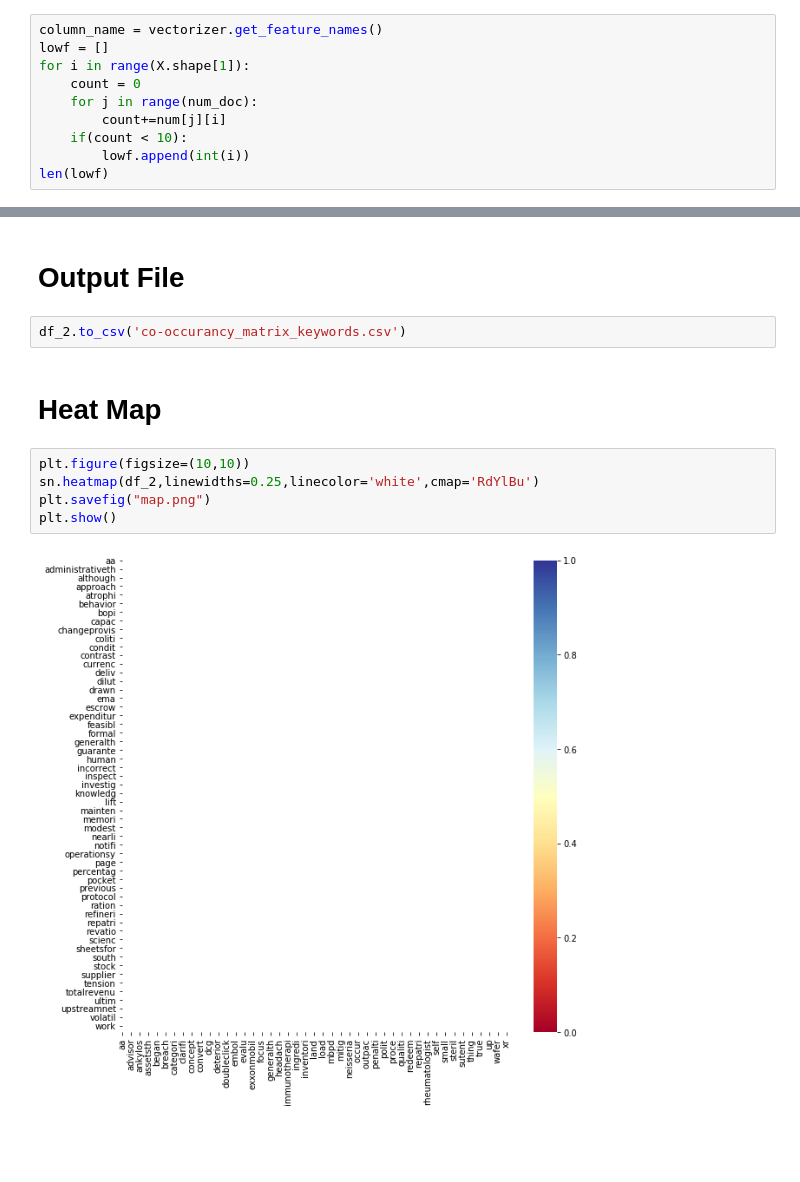
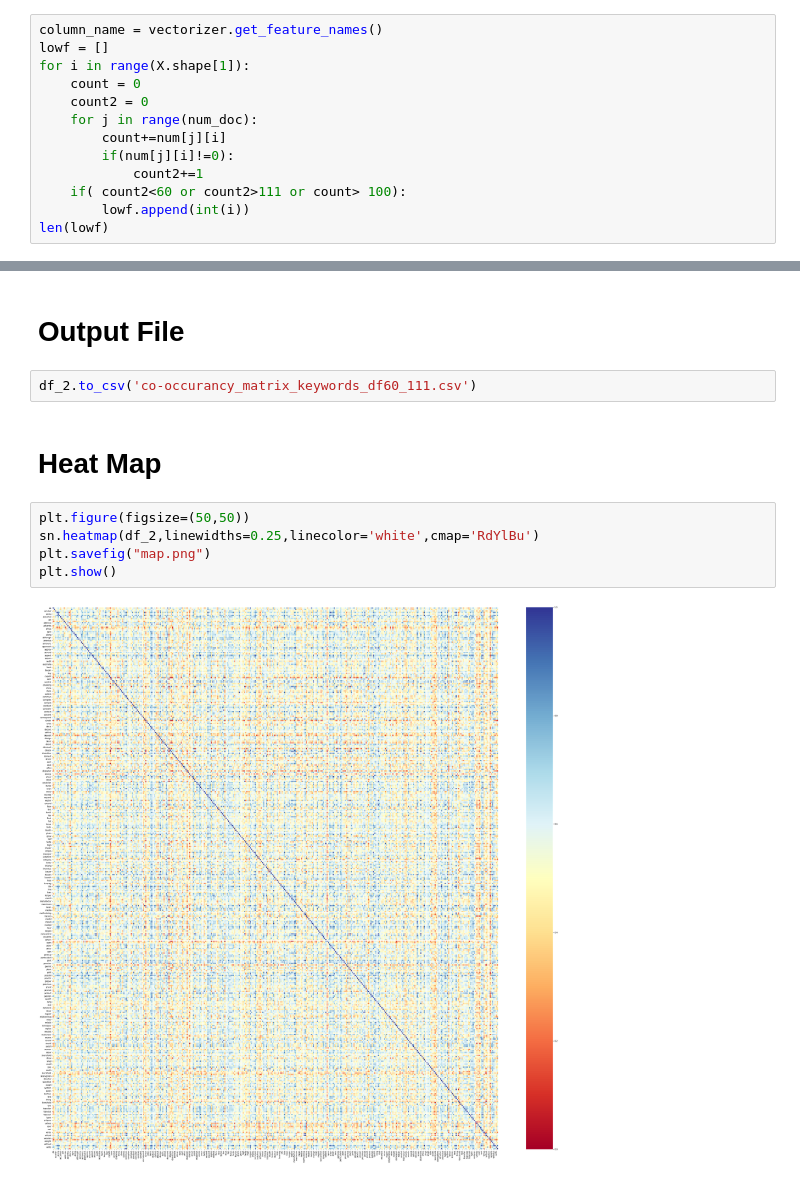
Before and after one commit to 1997YJ/Fintech_Text-Mining_Machine-Learning, a Jupyter notebook: HW2/Co_matrix.ipynb, the cells around one changed output, grey strips where cells are left out. Cells and saved outputs as stored; diff of their text form; blank space fills up the shorter version.

```diff
--- a/HW2/Co_matrix.ipynb
+++ b/HW2/Co_matrix.ipynb
@@ -177,9 +177,12 @@ column_name = vectorizer.get_feature_names()
 lowf = []
 for i in range(X.shape[1]):
     count = 0
+    count2 = 0
     for j in range(num_doc):
         count+=num[j][i]
-    if(count < 10):
+        if(num[j][i]!=0):
+            count2+=1
+    if( count2<60 or count2>111 or count> 100):
         lowf.append(int(i))
 len(lowf)
 # %% [output]
@@ -297,13 +281,13 @@ df_2
 # %% [markdown]
 # Output File
 # %%
-df_2.to_csv('co-occurancy_matrix_keywords.csv')
+df_2.to_csv('co-occurancy_matrix_keywords_df60_111.csv')
 # %% [markdown]
 # Heat Map
 # %%
-plt.figure(figsize=(10,10))
+plt.figure(figsize=(50,50))
 sn.heatmap(df_2,linewidths=0.25,linecolor='white',cmap='RdYlBu')
 plt.savefig("map.png")
 plt.show()
 # %% [output]
-[figure, old version]
+[figure, new version]
```
Also changed, not shown: parts of 6 cells of this notebook, 4 other files.
